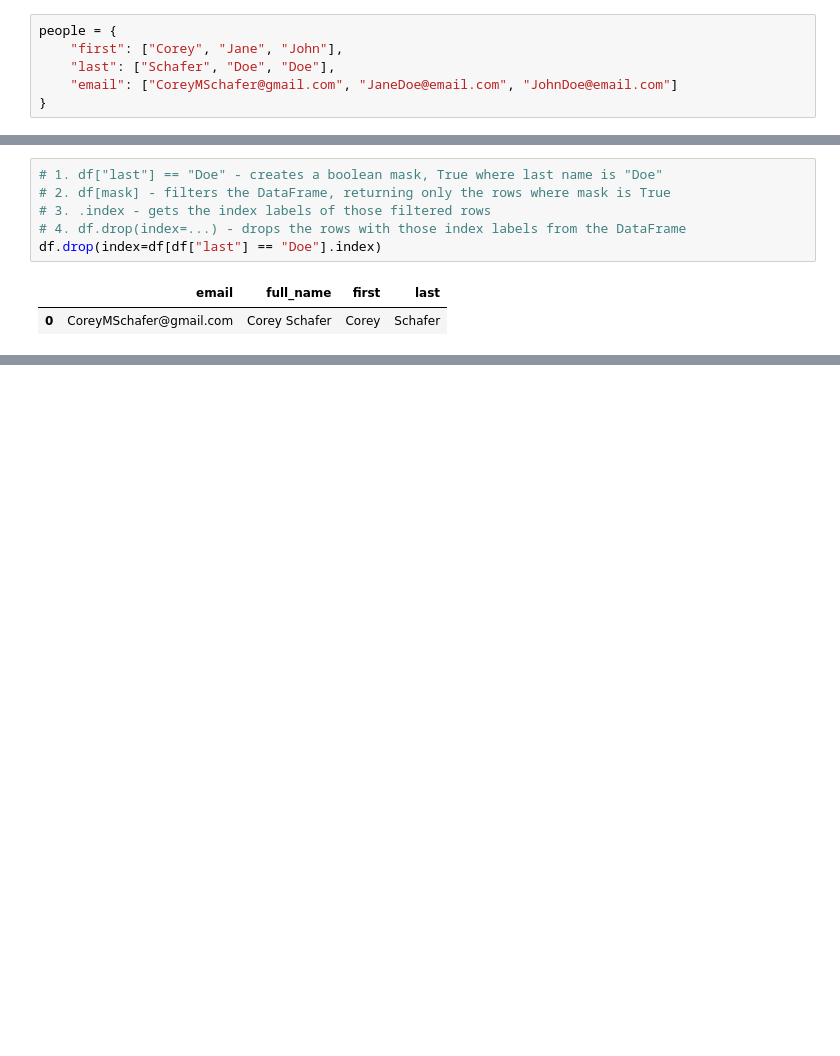
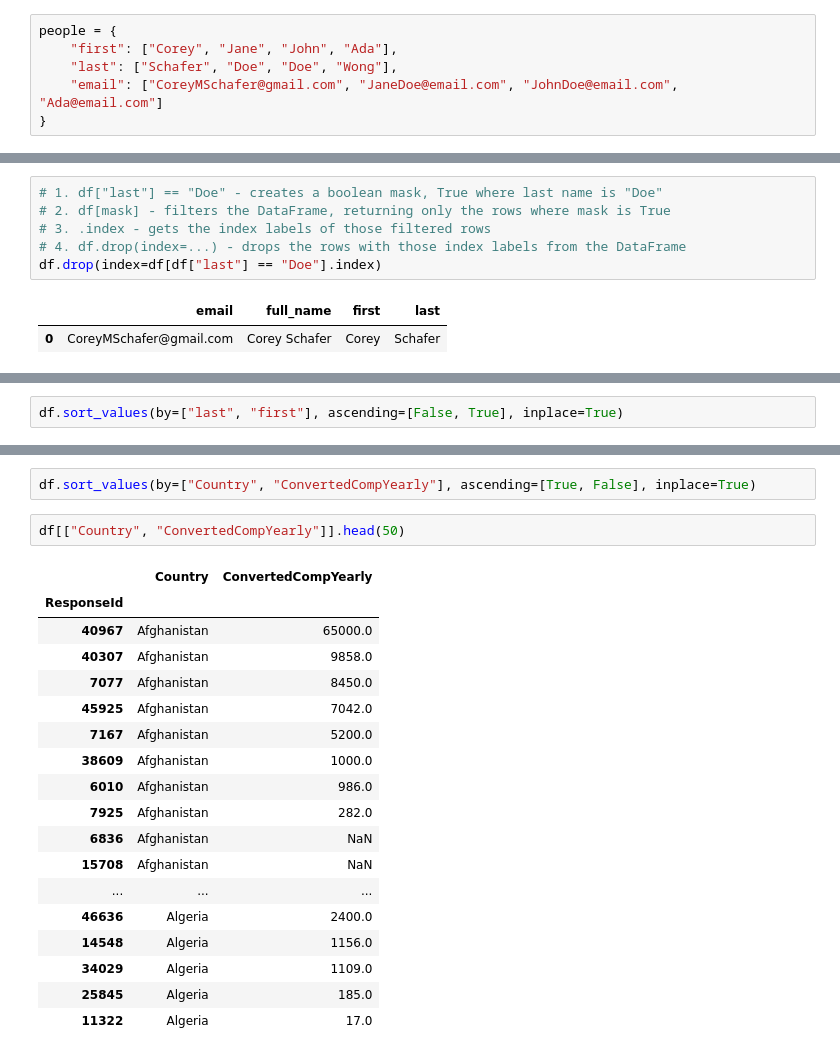
Before and after one commit to medeiroscaio/ml-estudos, a Jupyter notebook: pandas/pandas.ipynb, the cells around one changed output, grey strips where cells are left out. Cells and saved outputs as stored; diff of their text form; blank space fills up the shorter version.

Commit message:
pandas - sorting data, sort_values, ascending, multi-column sort

```diff
--- a/pandas/pandas.ipynb
+++ b/pandas/pandas.ipynb
@@ -81,9 +82,9 @@ schema_df
 139 rows × 6 columns
 # %%
 people = {
-    "first": ["Corey", "Jane", "John"],
-    "last": ["Schafer", "Doe", "Doe"],
-    "email": ["CoreyMSchafer@gmail.com", "JaneDoe@email.com", "JohnDoe@email.com"]
+    "first": ["Corey", "Jane", "John", "Ada"],
+    "last": ["Schafer", "Doe", "Doe", "Wong"],
+    "email": ["CoreyMSchafer@gmail.com", "JaneDoe@email.com", "JohnDoe@email.com", "Ada@email.com"]
 }
 # %%
 #Create a dataframe with the information above
@@ -625,0 +643,2 @@ df.drop(index=df[df["last"] == "Doe"].index)
+# %%
+df.sort_values(by=["last", "first"], ascending=[False, True], inplace=True)
@@ -625,0 +669,23 @@ df.drop(index=df[df["last"] == "Doe"].index)
+# %%
+df.sort_values(by=["Country", "ConvertedCompYearly"], ascending=[True, False], inplace=True)
+# %%
+df[["Country", "ConvertedCompYearly"]].head(50)
+# %% [output]
+|  | Country | ConvertedCompYearly |
+| ResponseId |  |  |
+| 40967 | Afghanistan | 65000.0 |
+| 40307 | Afghanistan | 9858.0 |
+| 7077 | Afghanistan | 8450.0 |
+| 45925 | Afghanistan | 7042.0 |
+| 7167 | Afghanistan | 5200.0 |
+| 38609 | Afghanistan | 1000.0 |
+| 6010 | Afghanistan | 986.0 |
+| 7925 | Afghanistan | 282.0 |
+| 6836 | Afghanistan | NaN |
+| 15708 | Afghanistan | NaN |
+| ... | ... | ... |
+| 46636 | Algeria | 2400.0 |
+| 14548 | Algeria | 1156.0 |
+| 34029 | Algeria | 1109.0 |
+| 25845 | Algeria | 185.0 |
+| 11322 | Algeria | 17.0 |
```
Also changed, not shown: parts of 9 cells of this notebook.
